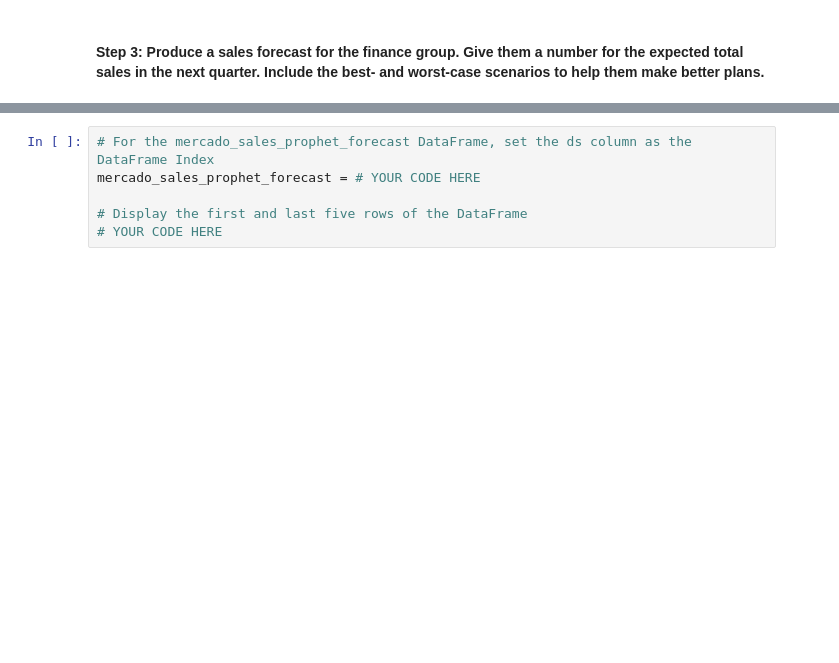
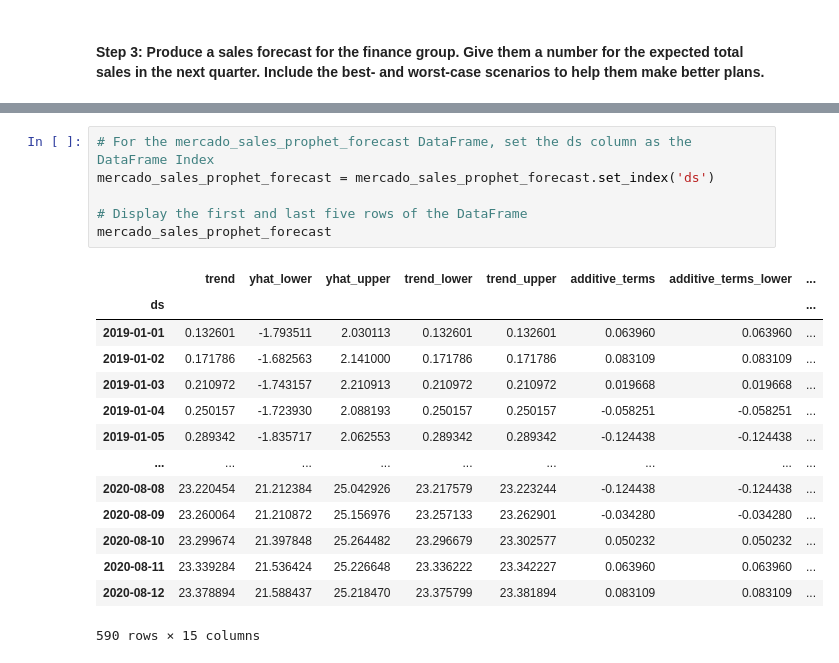
Before and after one commit to marc-martinez1/time_series_analysis_demo, a Jupyter notebook: forecasting_net_prophet.ipynb, the cells around one changed output, grey strips where cells are left out. Cells and saved outputs as stored; diff of their text form; blank space fills up the shorter version.

```diff
--- a/forecasting_net_prophet.ipynb
+++ b/forecasting_net_prophet.ipynb
@@ -741,9 +811,24 @@ mercado_sales_prophet_forecast = # YOUR CODE HERE
 # %%
 # For the mercado_sales_prophet_forecast DataFrame, set the ds column as the DataFrame Index
-mercado_sales_prophet_forecast = # YOUR CODE HERE
+mercado_sales_prophet_forecast = mercado_sales_prophet_forecast.set_index('ds')
 
 # Display the first and last five rows of the DataFrame
-# YOUR CODE HERE
+mercado_sales_prophet_forecast
+# %% [output]
+|  | trend | yhat_lower | yhat_upper | trend_lower | trend_upper | additive_terms | additive_terms_lower | ... |
+| ds |  |  |  |  |  |  |  | ... |
+| 2019-01-01 | 0.132601 | -1.793511 | 2.030113 | 0.132601 | 0.132601 | 0.063960 | 0.063960 | ... |
+| 2019-01-02 | 0.171786 | -1.682563 | 2.141000 | 0.171786 | 0.171786 | 0.083109 | 0.083109 | ... |
+| 2019-01-03 | 0.210972 | -1.743157 | 2.210913 | 0.210972 | 0.210972 | 0.019668 | 0.019668 | ... |
+| 2019-01-04 | 0.250157 | -1.723930 | 2.088193 | 0.250157 | 0.250157 | -0.058251 | -0.058251 | ... |
+| 2019-01-05 | 0.289342 | -1.835717 | 2.062553 | 0.289342 | 0.289342 | -0.124438 | -0.124438 | ... |
+| ... | ... | ... | ... | ... | ... | ... | ... | ... |
+| 2020-08-08 | 23.220454 | 21.212384 | 25.042926 | 23.217579 | 23.223244 | -0.124438 | -0.124438 | ... |
+| 2020-08-09 | 23.260064 | 21.210872 | 25.156976 | 23.257133 | 23.262901 | -0.034280 | -0.034280 | ... |
+| 2020-08-10 | 23.299674 | 21.397848 | 25.264482 | 23.296679 | 23.302577 | 0.050232 | 0.050232 | ... |
+| 2020-08-11 | 23.339284 | 21.536424 | 25.226648 | 23.336222 | 23.342227 | 0.063960 | 0.063960 | ... |
+| 2020-08-12 | 23.378894 | 21.588437 | 25.218470 | 23.375799 | 23.381894 | 0.083109 | 0.083109 | ... |
+590 rows × 15 columns
 # %%
 # Produce a sales forecast for the finance division
 # giving them a number for expected total sales next quarter.
```
Also changed, not shown: parts of 12 cells of this notebook.
